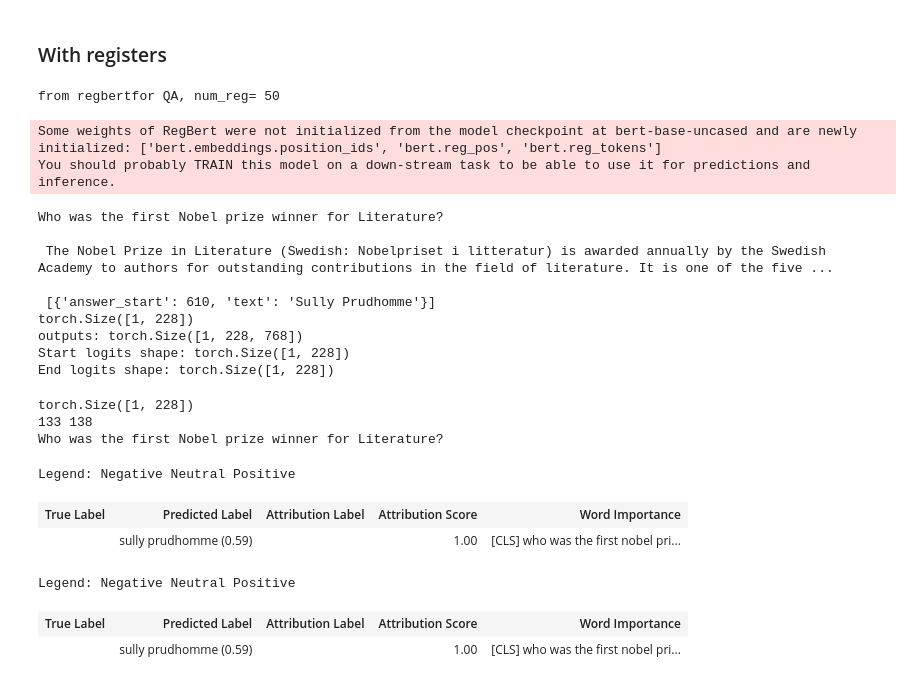
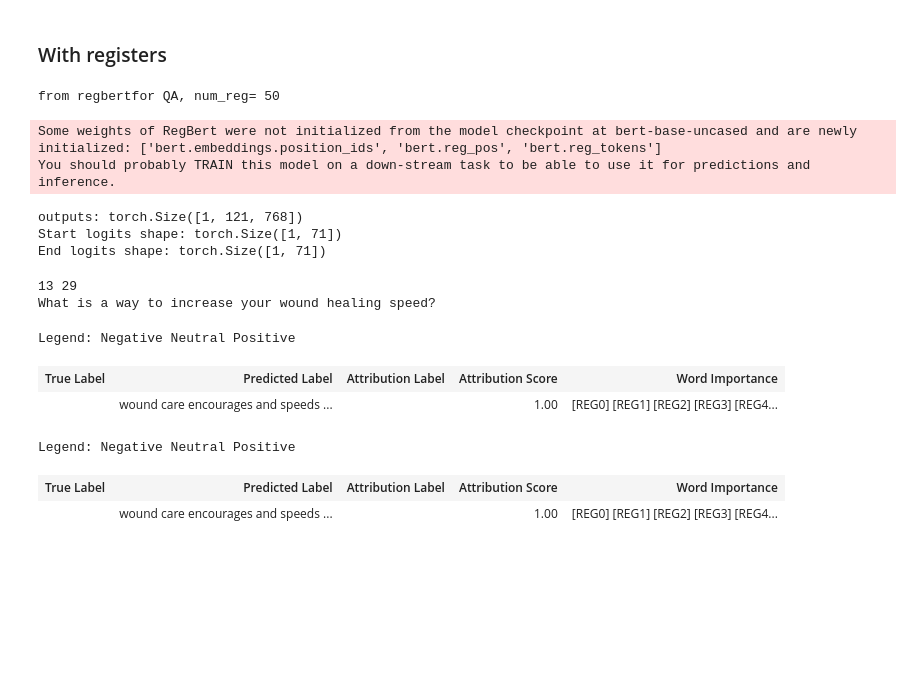
Before and after one commit to 5hloke/Register_augmented_fine_tuning, a Jupyter notebook: hila_chefer.ipynb, the cells around one changed output. Cells and saved outputs as stored; diff of their text form; code cells hidden in the pictures; blank space fills up the shorter version.

```diff
--- a/hila_chefer.ipynb
+++ b/hila_chefer.ipynb
@@ -152,23 +145,23 @@ from BERT import BertModel
 import torch
 
 # model = RegBertForQA.from_pretrained("fine_tuned_model_orig", num_registers = 50).to("cuda")
-model = RegBertForQA.from_pretrained("model_num_reg_50").to("cuda")
+model = RegBertForQA.from_pretrained("Archive/model_num_reg_50").to("cuda")
 model.eval()
 
 # tokenizer = AutoTokenizer.from_pretrained("fine_tuned_model_orig")
-tokenizer = AutoTokenizer.from_pretrained("tokenizer_num_reg_50")
+tokenizer = AutoTokenizer.from_pretrained("Archive/tokenizer_num_reg_50")
 explanations = Generator(model)
 
-# question, context = "What is a way to increase your wound healing speed?", \
-# "Wound care encourages and speeds wound healing via cleaning and protection from reinjury or infection. Depending on each patient's needs, it can range from the simplest first aid to entire nursing specialties such as wound, ostomy, and continence nursing and burn center care."
+question, context = "What is a way to increase your wound healing speed?", \
+"Wound care encourages and speeds wound healing via cleaning and protection from reinjury or infection. Depending on each patient's needs, it can range from the simplest first aid to entire nursing specialties such as wound, ostomy, and continence nursing and burn center care."
 
-import pandas as pd
-df = pd.read_json("TyDiQA English Data/tydiqa.en.train.json")
-c = 1
-context = df.iloc[c].iloc[0]['paragraphs'][0]['context']
-question = df.iloc[c].iloc[0]['paragraphs'][0]['qas'][0]['question']
-answer = df.iloc[c].iloc[0]['paragraphs'][0]['qas'][0]['answers']
-print(question, "\n\n", context, "\n\n", answer)
+# import pandas as pd
+# df = pd.read_json("TyDiQA English Data/tydiqa.en.train.json")
+# c = 2
+# context = df.iloc[c].iloc[0]['paragraphs'][0]['context']
+# question = df.iloc[c].iloc[0]['paragraphs'][0]['qas'][0]['question']
+# answer = df.iloc[c].iloc[0]['paragraphs'][0]['qas'][0]['answers']
+# print(question, "\n\n", context, "\n\n", answer)
 
 # num_registers = 50
 # register_token_ids = ['[REG{}]'.format(i) for i in range(num_registers)]
@@ -196,15 +189,9 @@ expl = explanations.generate_LRP(
 from regbertfor QA, num_reg= 50
 Some weights of RegBert were not initialized from the model checkpoint at bert-base-uncased and are newly initialized: ['bert.embeddings.position_ids', 'bert.reg_pos', 'bert.reg_tokens']
 You should probably TRAIN this model on a down-stream task to be able to use it for predictions and inference.
-Who was the first Nobel prize winner for Literature?
-
- The Nobel Prize in Literature (Swedish: Nobelpriset i litteratur) is awarded annually by the Swedish Academy to authors for outstanding contributions in the field of literature. It is one of the five ...
-
- [{'answer_start': 610, 'text': 'Sully Prudhomme'}]
-torch.Size([1, 228])
-outputs: torch.Size([1, 228, 768])
-Start logits shape: torch.Size([1, 228])
-End logits shape: torch.Size([1, 228])
+outputs: torch.Size([1, 121, 768])
+Start logits shape: torch.Size([1, 71])
+End logits shape: torch.Size([1, 71])
 # %%
 # normalize scores
 expl = (expl - expl.min()) / (expl.max() - expl.min())
@@ -244,39 +231,39 @@ start_probs = torch.softmax(start_logits, dim=-1)
 end_probs = torch.softmax(end_logits, dim=-1)
 
 start_index = torch.argmax(start_probs, dim=-1).item()
 end_index = torch.argmax(end_probs, dim=-1).item()
 
 adjusted_start_index = max(0, start_index)
 adjusted_end_index = max(0, end_index)
 
 pred_prob = ((start_probs[0, start_index] + end_probs[0, end_index]) / 2).item()
 
 answer_ids = input_ids[0, adjusted_start_index: adjusted_end_index + 1]
 answer_tokens = tokenizer.convert_ids_to_tokens(answer_ids)
 predicted_answer = tokenizer.convert_tokens_to_string(answer_tokens)
 all_tokens = tokenizer.convert_ids_to_tokens(input_ids.flatten())
-
+reg_tokens = [f'[REG{i}]' for i in range(num_registers)]
+reg_tokens.extend(all_tokens)
 vis_data_record = visualization.VisualizationDataRecord(
     word_attributions=expl,
     pred_prob=pred_prob,
     pred_class=predicted_answer,
     true_class="",  # Provide true answer if available
     attr_class="",
     attr_score=1,
-    raw_input_ids=all_tokens,
+    raw_input_ids=reg_tokens,
     convergence_score=1
 )
 print(adjusted_start_index, adjusted_end_index)
 print(question)
 # Visualize attributions
 visualization.visualize_text([vis_data_record])
 # %% [output]
-torch.Size([1, 228])
-133 138
-Who was the first Nobel prize winner for Literature?
+13 29
+What is a way to increase your wound healing speed?
 Legend: Negative Neutral Positive
 | True Label | Predicted Label | Attribution Label | Attribution Score | Word Importance |
-|  | sully prudhomme (0.59) |  | 1.00 | [CLS] who was the first nobel pri... |
+|  | wound care encourages and speeds ... |  | 1.00 | [REG0] [REG1] [REG2] [REG3] [REG4... |
 Legend: Negative Neutral Positive
 | True Label | Predicted Label | Attribution Label | Attribution Score | Word Importance |
-|  | sully prudhomme (0.59) |  | 1.00 | [CLS] who was the first nobel pri... |
+|  | wound care encourages and speeds ... |  | 1.00 | [REG0] [REG1] [REG2] [REG3] [REG4... |
```
Also changed, not shown: parts of 6 cells of this notebook.
